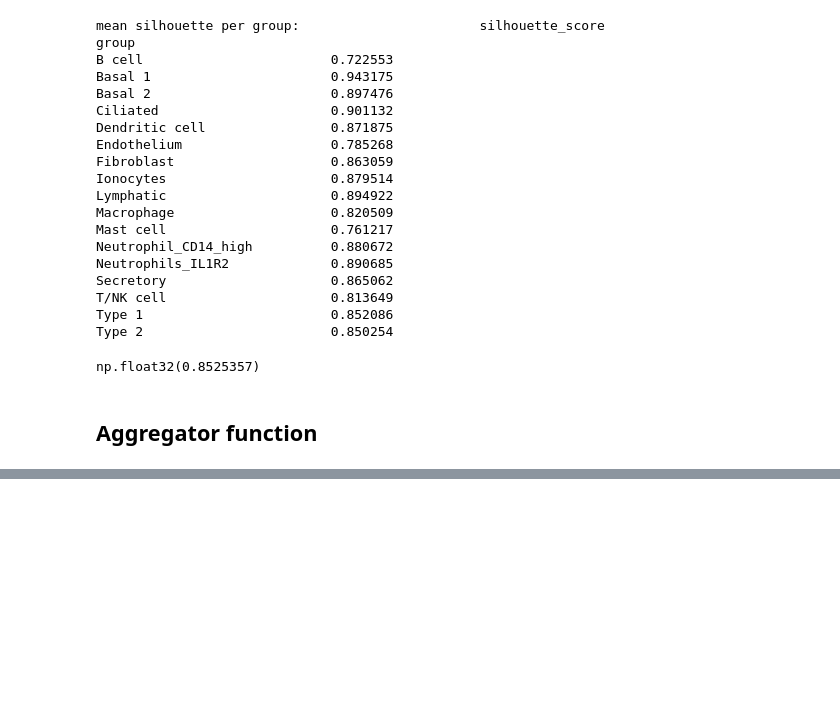
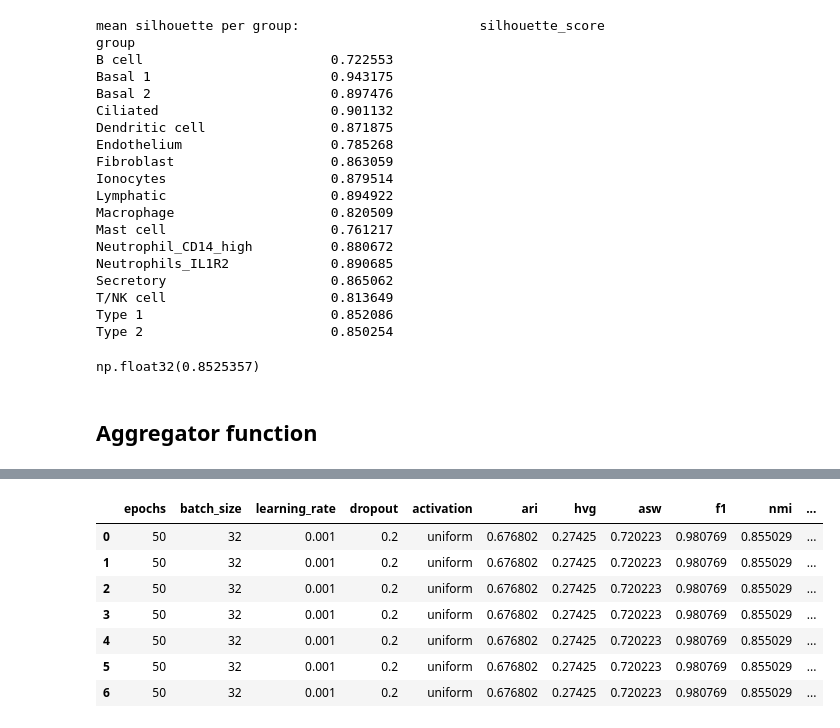
Before and after one commit to lorenzkleiter/Neuronal-Batch-Correction, a Jupyter notebook: notebooks - for exploration/Scoring.ipynb, the cells around one changed output, grey strips where cells are left out. Cells and saved outputs as stored; diff of their text form; code cells hidden in the pictures; blank space fills up the shorter version.

Commit message:
hyperparameter tuning

```diff
--- a/notebooks - for exploration/Scoring.ipynb
+++ b/notebooks - for exploration/Scoring.ipynb
@@ -317,0 +341,19 @@ def Scoring(adata, integrated,batch_key, label_key, n_top_genes):
+# %%
+epochs = [50]
+batches = [32, 64, 128]
+learning_rate = [0.001, 0.0001, 0.00001]
+lambda_weight = [0.2, 0.4, 0.6, 0.8]
+loss_function = ["uniform", 'log']
+column_names = ['epochs', 'batch_size', 'learning_rate', 'dropout', 'activation']
+
+#generate pandas dataframe of all Hyperparameter combinations
+Hyperparameters = pd.DataFrame(columns=column_names)
+i= 0
+for epoch in epochs:
+    for batch in batches:
+        for rates in learning_rate:
+            for lb in lambda_weight:
+                for loss in loss_function:
+                    temp = [epoch, batch, rates, lb, loss]
+                    new_row = pd.DataFrame([temp], columns=column_names)
+                    Hyperparameters = pd.concat([df, new_row], ignore_index=True)
@@ -317,0 +376,12 @@ def Scoring(adata, integrated,batch_key, label_key, n_top_genes):
+# %%
+results = pd.concat((results, new_row), axis=0, ignore_index=True)
+results
+# %% [output]
+|  | epochs | batch_size | learning_rate | dropout | activation | ari | hvg | asw | f1 | nmi | ... |
+| 0 | 50 | 32 | 0.001 | 0.2 | uniform | 0.676802 | 0.27425 | 0.720223 | 0.980769 | 0.855029 | ... |
+| 1 | 50 | 32 | 0.001 | 0.2 | uniform | 0.676802 | 0.27425 | 0.720223 | 0.980769 | 0.855029 | ... |
+| 2 | 50 | 32 | 0.001 | 0.2 | uniform | 0.676802 | 0.27425 | 0.720223 | 0.980769 | 0.855029 | ... |
+| 3 | 50 | 32 | 0.001 | 0.2 | uniform | 0.676802 | 0.27425 | 0.720223 | 0.980769 | 0.855029 | ... |
+| 4 | 50 | 32 | 0.001 | 0.2 | uniform | 0.676802 | 0.27425 | 0.720223 | 0.980769 | 0.855029 | ... |
+| 5 | 50 | 32 | 0.001 | 0.2 | uniform | 0.676802 | 0.27425 | 0.720223 | 0.980769 | 0.855029 | ... |
+| 6 | 50 | 32 | 0.001 | 0.2 | uniform | 0.676802 | 0.27425 | 0.720223 | 0.980769 | 0.855029 | ... |
```
Also changed, not shown: parts of 19 cells of this notebook, 9 other files.
